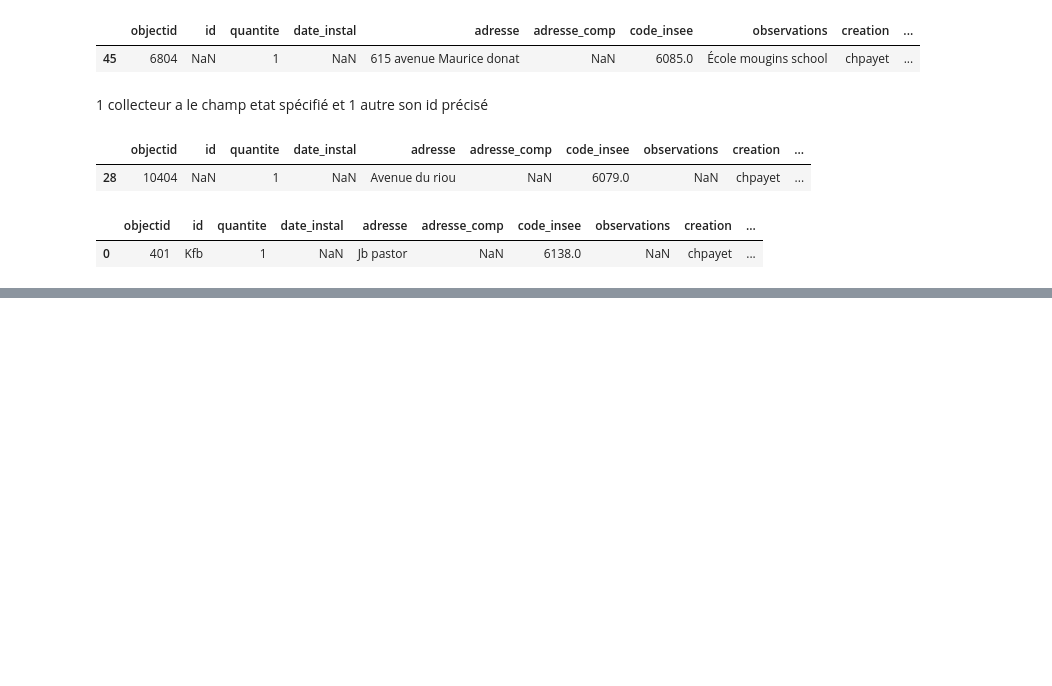
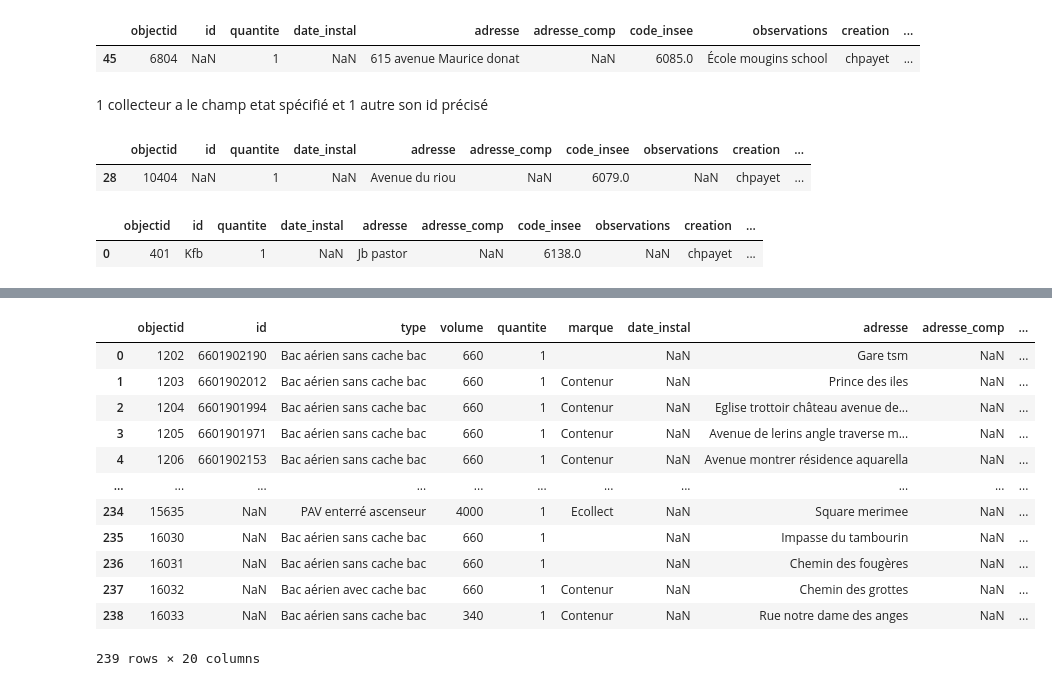
Before and after one commit to antjacquemin/cliiinkv0, a Jupyter notebook: src/DataViz.ipynb, the cells around one changed output, grey strips where cells are left out. Saved outputs shown, nothing was run; the diff lists cells and outputs as text; code cells hidden in the pictures; blank space fills up the shorter version.

```diff
--- a/src/DataViz.ipynb
+++ b/src/DataViz.ipynb
@@ -1055,0 +1235,17 @@ dataVetement[dataVetement.id.notna()]
+# %%
+# Exemple après conversion
+dataTri
+# %% [output]
+|  | objectid | id | type | volume | quantite | marque | date_instal | adresse | adresse_comp | ... |
+| 0 | 1202 | 6601902190 | Bac aérien sans cache bac | 660 | 1 |  | NaN | Gare tsm | NaN | ... |
+| 1 | 1203 | 6601902012 | Bac aérien sans cache bac | 660 | 1 | Contenur | NaN | Prince des iles | NaN | ... |
+| 2 | 1204 | 6601901994 | Bac aérien sans cache bac | 660 | 1 | Contenur | NaN | Eglise trottoir château avenue de... | NaN | ... |
+| 3 | 1205 | 6601901971 | Bac aérien sans cache bac | 660 | 1 | Contenur | NaN | Avenue de lerins angle traverse m... | NaN | ... |
+| 4 | 1206 | 6601902153 | Bac aérien sans cache bac | 660 | 1 | Contenur | NaN | Avenue montrer résidence aquarella | NaN | ... |
+| ... | ... | ... | ... | ... | ... | ... | ... | ... | ... | ... |
+| 234 | 15635 | NaN | PAV enterré ascenseur | 4000 | 1 | Ecollect | NaN | Square merimee | NaN | ... |
+| 235 | 16030 | NaN | Bac aérien sans cache bac | 660 | 1 |  | NaN | Impasse du tambourin | NaN | ... |
+| 236 | 16031 | NaN | Bac aérien sans cache bac | 660 | 1 |  | NaN | Chemin des fougères | NaN | ... |
+| 237 | 16032 | NaN | Bac aérien avec cache bac | 660 | 1 | Contenur | NaN | Chemin des grottes | NaN | ... |
+| 238 | 16033 | NaN | Bac aérien sans cache bac | 340 | 1 | Contenur | NaN | Rue notre dame des anges | NaN | ... |
+239 rows × 20 columns
```
Also changed, not shown: parts of 54 cells of this notebook.
